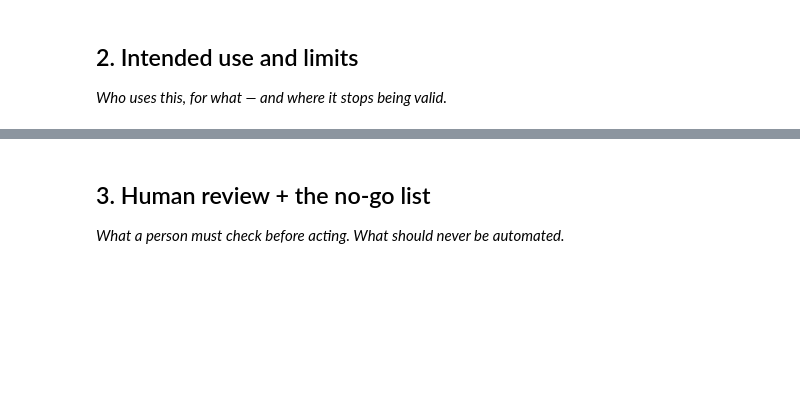
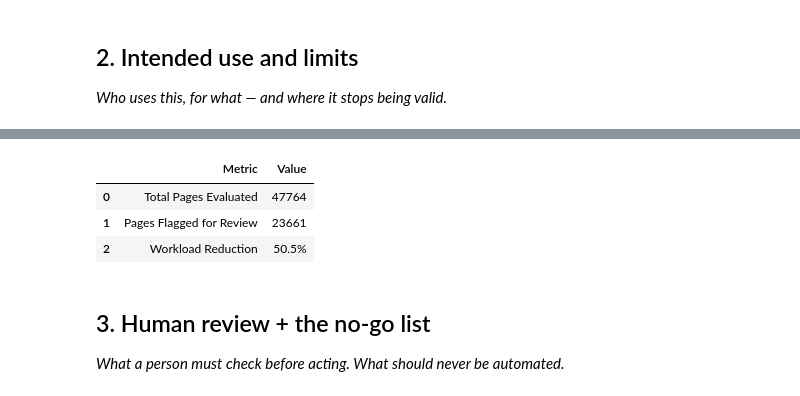
Before and after one commit to Usaf007/flyrankai-ml-internship, a Jupyter notebook: work/notebooks/w07_action_playbook.ipynb, the cells around one changed output, grey strips where cells are left out. Cells and saved outputs as stored; diff of their text form; code cells hidden in the pictures; blank space fills up the shorter version.

```diff
--- a/work/notebooks/w07_action_playbook.ipynb
+++ b/work/notebooks/w07_action_playbook.ipynb
@@ -20,6 +95,22 @@ This skeleton is yours to fill. Work the sections **in order** — each one has
 # %%
 # This cell is for CODE (numbers, a query, a check).
 # Write your text answer in the cell ABOVE this one — typing sentences here breaks Run All.
+
+# Demonstrating how the playbook filters the noise for the content team
+total_pages = len(df)
+flagged_pages = len(df_queue)
+reduction_pct = (1 - (flagged_pages / total_pages)) * 100
+
+summary = pd.DataFrame({
+    'Metric': ['Total Pages Evaluated', 'Pages Flagged for Review', 'Workload Reduction'],
+    'Value': [total_pages, flagged_pages, f"{reduction_pct:.1f}%"]
+})
+display(summary)
+# %% [output]
+|  | Metric | Value |
+| 0 | Total Pages Evaluated | 47764 |
+| 1 | Pages Flagged for Review | 23661 |
+| 2 | Workload Reduction | 50.5% |
 # %% [markdown]
 ## 3. Human review + the no-go list
 
```
Also changed, not shown: parts of 11 cells of this notebook.
